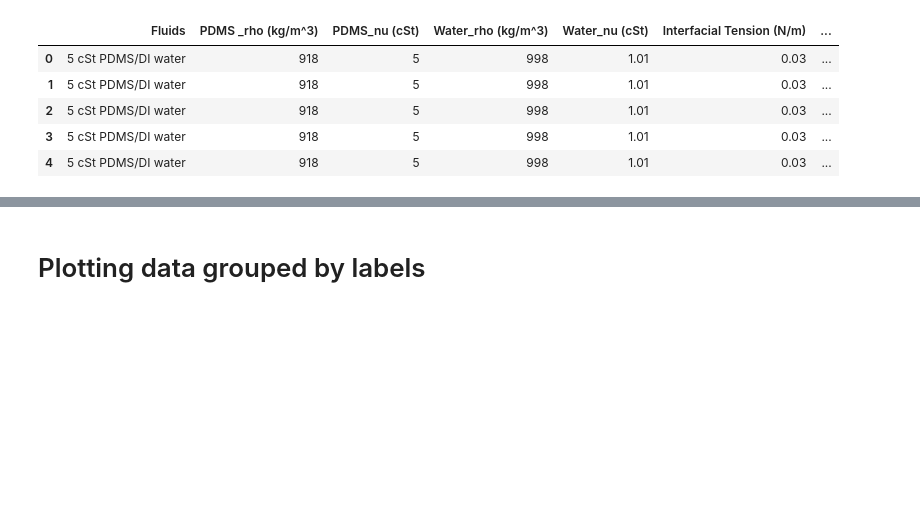
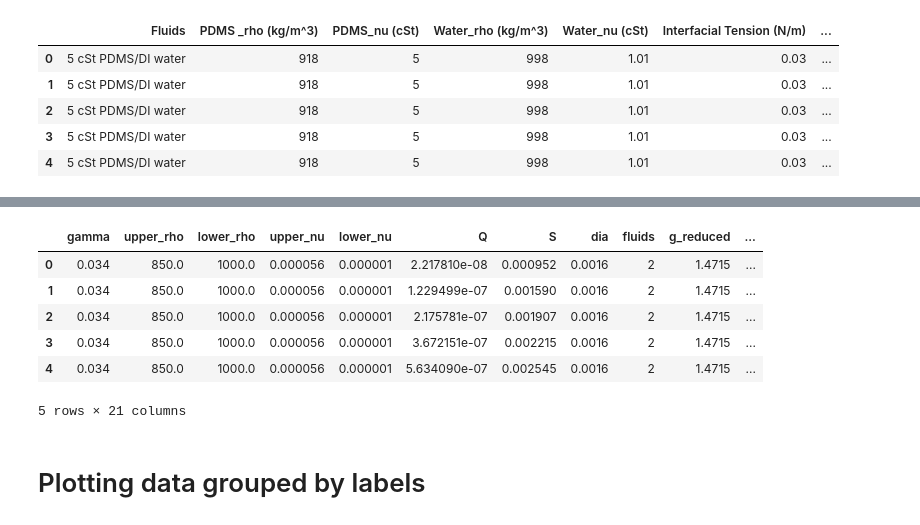
Before and after one commit to darsa881r/SW_Python, a Jupyter notebook: notebooks/Selective Withdrawal.ipynb, the cells around one changed output, grey strips where cells are left out. Drawn from its saved outputs; the diff is of its cells as text; code cells hidden in the pictures; blank space fills up the shorter version.

```diff
--- a/notebooks/Selective Withdrawal.ipynb
+++ b/notebooks/Selective Withdrawal.ipynb
@@ -84,0 +143,5 @@ data_single.head()
+# %%
+# Loading data file
+
+data_cohen = pd.read_csv("C:\\Users\\sabbi\\Dropbox\\Darryl James\\Mendeley_library\\JetEntrainment\\Selective\\Qualifying_docs\\SW_Python\\input\\cohen.csv")
+data_cohen.head()
@@ -85,3 +155,51 @@ data_single.head()
+# %%
+data_cohen['dia'] = pd.DataFrame(np.tile(0.0016,(len(data_cohen),1)),columns=['dia'])
+data_cohen['fluids'] = data_cohen['UpperFluid'] + data_cohen['LowerFluid']
+data_cohen['fluids'] = data_cohen.fluids.astype("category").cat.codes
+
+data_cohen.drop(['Kusat_1_cm','UpperFluid','LowerFluid'], axis=1, inplace=True)
+
+data_cohen.columns = ['gamma', 'upper_rho', 'lower_rho', 'upper_nu','lower_nu', 'Q', 'S', 'dia','fluids']
+
+data_cohen['gamma'] = data_cohen['gamma'] * 0.001
+data_cohen['lower_rho'] = data_cohen['lower_rho'] * 1000
+data_cohen['upper_rho'] = data_cohen['upper_rho'] * 1000
+data_cohen['Q'] = data_cohen['Q'] * (1e-06)
+data_cohen['S'] = data_cohen['S'] / 100
+data_cohen['lower_nu']=(data_cohen['lower_nu'] * 0.1) / data_cohen['lower_rho']
+data_cohen['upper_nu']=(data_cohen['upper_nu'] * 0.1) / data_cohen['upper_rho']
+
+data_cohen['g_reduced'] = 9.81 * (1 - (data_cohen['upper_rho'] / data_cohen['lower_rho']))
+
+# Capillary length
+data_cohen['lc']= (data_cohen['gamma'] / (data_cohen['g_reduced'] * data_cohen['lower_rho'])) ** (1/2)
+
+data_cohen['lc_d'] = data_cohen['lc'] / data_cohen['dia']
+
+data_cohen['S_d'] = data_cohen['S'] / data_cohen['dia']
+data_cohen['S_lc'] = data_cohen['S'] / data_cohen['lc']
+
+
+data_cohen['nu_ratio'] = data_cohen['upper_rho'] / data_cohen['lower_rho']
+data_cohen['rho_ratio'] = data_cohen['upper_nu'] / data_cohen['lower_nu']
+
+data_cohen['V_tube'] = data_cohen['Q'] / ((np.pi/4) * (data_cohen['dia'] ** 2))
+
+data_cohen['Re_d'] = data_cohen['Q'] / (data_cohen['lower_nu'] * data_cohen['dia'])
+
+data_cohen['Fr_lc'] = ((data_cohen['Q'] ** 2) / (data_cohen['g_reduced'] * data_cohen['lc'] * (data_cohen['dia'] ** 4))) ** (1/2)
+data_cohen['Fr_dia'] = ((data_cohen['Q'] ** 2) / (data_cohen['g_reduced'] * data_cohen['dia'] * (data_cohen['dia'] ** 4))) ** (1/2)
+data_cohen['We_lc'] = (data_cohen['lower_rho'] * data_cohen['lc'] * (data_cohen['Q'] ** 2) / (data_cohen['gamma'] * (data_cohen['dia'] ** 4)))
+
+data_cohen.head()
+# %% [output]
+|  | gamma | upper_rho | lower_rho | upper_nu | lower_nu | Q | S | dia | fluids | g_reduced | ... |
+| 0 | 0.034 | 850.0 | 1000.0 | 0.000056 | 0.000001 | 2.217810e-08 | 0.000952 | 0.0016 | 2 | 1.4715 | ... |
+| 1 | 0.034 | 850.0 | 1000.0 | 0.000056 | 0.000001 | 1.229499e-07 | 0.001590 | 0.0016 | 2 | 1.4715 | ... |
+| 2 | 0.034 | 850.0 | 1000.0 | 0.000056 | 0.000001 | 2.175781e-07 | 0.001907 | 0.0016 | 2 | 1.4715 | ... |
+| 3 | 0.034 | 850.0 | 1000.0 | 0.000056 | 0.000001 | 3.672151e-07 | 0.002215 | 0.0016 | 2 | 1.4715 | ... |
+| 4 | 0.034 | 850.0 | 1000.0 | 0.000056 | 0.000001 | 5.634090e-07 | 0.002545 | 0.0016 | 2 | 1.4715 | ... |
+5 rows × 21 columns
 # %% [markdown]
 # Plotting data grouped by labels
 # %%
```
Also changed, not shown: parts of 8 cells of this notebook.
